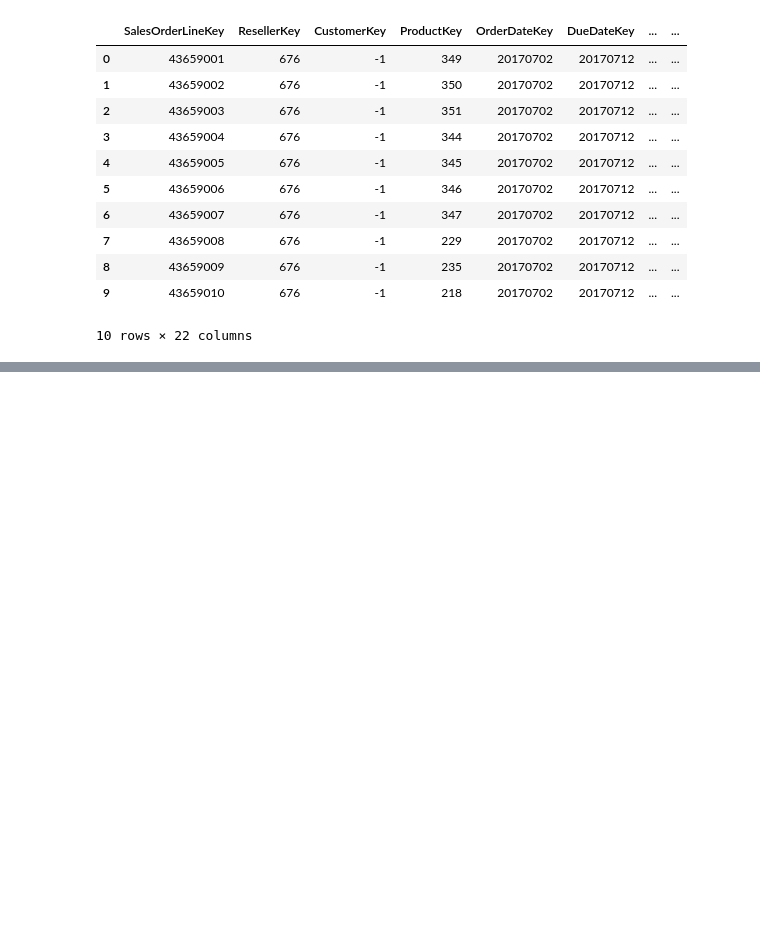
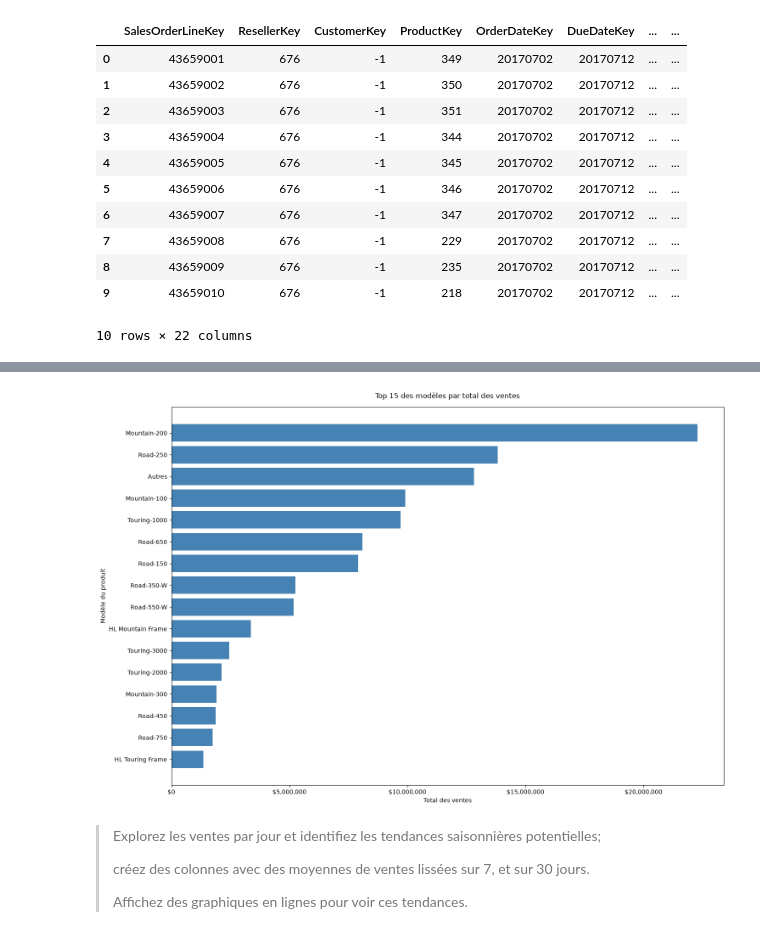
Before and after one commit to N0va9/CC6-Python-IND, a Jupyter notebook: Introduction_Pandas_et_analyse_exploratoire_des_données_GUYOLLOT_Alan.ipynb, the cells around one changed output, grey strips where cells are left out. Cells and saved outputs as stored; diff of their text form; code cells hidden in the pictures; blank space fills up the shorter version.

Commit message:
Jour 1 fini

```diff
--- a/Introduction_Pandas_et_analyse_exploratoire_des_données_GUYOLLOT_Alan.ipynb
+++ b/Introduction_Pandas_et_analyse_exploratoire_des_données_GUYOLLOT_Alan.ipynb
@@ -548,0 +844,52 @@ df_sales_copy.head(10)
+# %%
+# Voyons voir le top 15 des ventes par modèle
+n_models = 15
+
+sales_for_each_model_sorted = sales_for_each_model.sort_values("Sales Amount", ascending=False)
+
+# Le top 15
+top_models = sales_for_each_model_sorted.head(n_models).copy()
+
+# Le reste
+others_sales = sales_for_each_model_sorted.iloc[n_models:]["Sales Amount"].sum()
+
+if others_sales > 0 : # Ajout dans le graphique si elle est > à 0
+    top_models.loc[len(top_models)] = ["Autres", others_sales]
+
+data_sorted = top_models.sort_values(
+    "Sales Amount",
+    ascending=True
+)
+
+# Création du graphique
+fig, ax = plt.subplots(figsize=(15,10))
+
+# Définition des axes de notre graphique
+ax.barh(data_sorted["Model"], data_sorted["Sales Amount"], color="steelblue")
+
+# Paramètres du graphique
+ax.set_title("Top 15 des modèles par total des ventes", pad=15) # Titre du graphique
+ax.set_xlabel("Total des ventes")        # Label des x
+ax.set_ylabel("Modèle du produit")       # Label des y
+
+# Formattage de la valeur des ventes
+ax.xaxis.set_major_formatter(tick.StrMethodFormatter("${x:,.0f}"))
+
+# Ajustement auto des marges
+plt.tight_layout()
+
+# Sauvegarde
+plt.savefig("./output/EDA/top_15_ventes_par_modele.png", dpi=300, bbox_inches="tight")
+
+# Affichage
+plt.show()
+# %% [output]
+[figure, added]
+# %% [markdown]
+> Explorez les ventes par jour et identifiez les tendances saisonnières
+potentielles;
+>
+> créez des colonnes avec des moyennes de ventes lissées sur 7, et
+sur 30 jours.
+>
+> Affichez des graphiques en lignes pour voir ces tendances.
```
Also changed, not shown: parts of 47 cells of this notebook, 5 other files.
